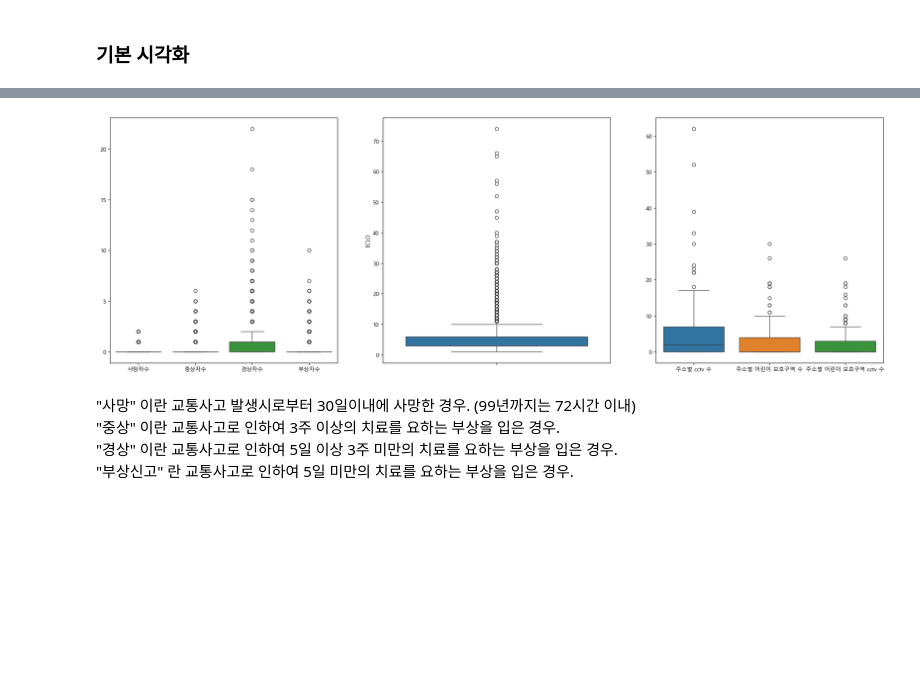
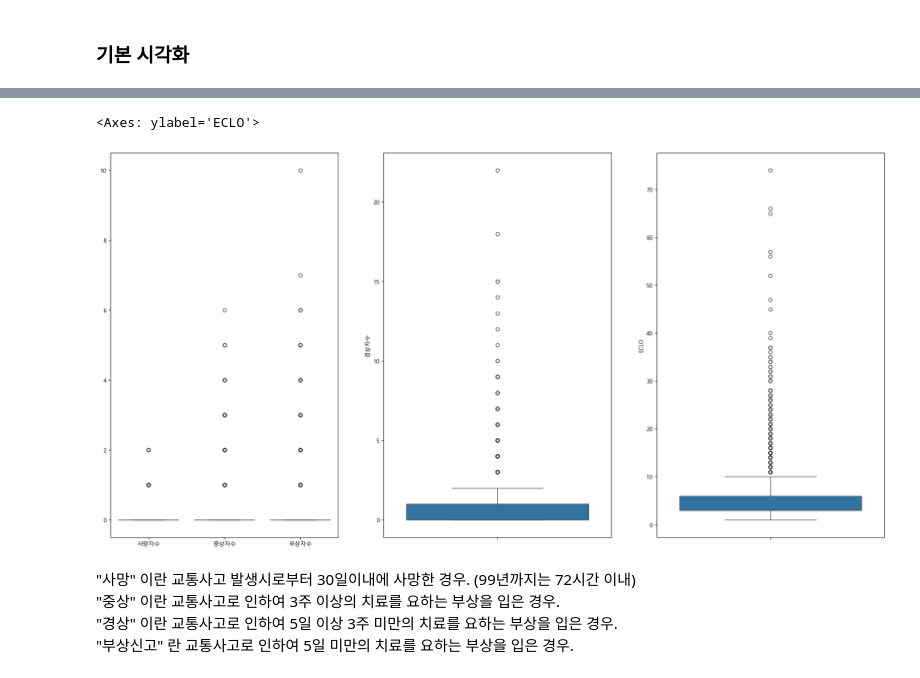
Before and after one commit to nyeokinyeoki/dacon_accident, a Jupyter notebook: accident2.ipynb, the cells around one changed output, grey strips where cells are left out. Drawn from its saved outputs; the diff is of its cells as text; code cells hidden in the pictures; blank space fills up the shorter version.

```diff
--- a/accident2.ipynb
+++ b/accident2.ipynb
@@ -200,3 +135,10 @@ memory usage: 3.5+ MB
+# %%
+# 미래에 법정동이 어떻게 바뀔지 모르므로
+# 시군구 데이터 삭제하고 불필요한 컬럼 정리
+
+df_train.drop(labels=["ID", "시군구"], axis=1, inplace=True)
+df_train2.drop(labels=["ID", "시군구"], axis=1, inplace=True)
+df_test.drop(labels=["ID", "시군구"], axis=1, inplace=True)
 # %%
 # 사고 일시 object -> datetime
 
@@ -350,7 +293,7 @@ df_train[df_train["가해연령_수정"]==9999]
 # %%
 # int 타입으로 변경
 
-df_train_join[['사망자수','중상자수','경상자수','부상자수','ECLO','주소별 cctv 수','주소별 어린이 보호구역 수','주소별 어린이 보호구역 cctv 수']] = df_train_join[['사망자수','중상자수','경상자수','부상자수','ECLO','주소별 cctv 수','주소별 어린이 보호구역 수','주소별 어린이 보호구역 cctv 수']].astype(int)
+df_train[['사망자수','중상자수','경상자수','부상자수','ECLO']] = df_train[['사망자수','중상자수','경상자수','부상자수','ECLO']].astype(int)
 
-df_train_join.dtypes
+df_train.dtypes
 # %% [output]
@@ -388,18 +331,20 @@ df_train_join.describe()
 # %%
 # 숫자 컬럼의 box-plot
 
-fig, axes = plt.subplots(figsize=(25,8), nrows=1, ncols=3)
+fig, axes = plt.subplots(figsize=(24,12), nrows=1, ncols=3)
 plt.rcParams["font.family"] = "Malgun Gothic"
 plt.rcParams["axes.unicode_minus"] = False
 
-add_infra = df_train_join.groupby("시군구")[["주소별 cctv 수", "주소별 어린이 보호구역 수",'주소별 어린이 보호구역 cctv 수']].mean()
+df_num = df_train.select_dtypes("number").drop(["ECLO", "가해연령_수정", "피해연령_수정", "사고 연도"], axis=1)
 
-sns.boxplot(df_train_join.select_dtypes("number").iloc[:,0:4], ax=axes[0])
-sns.boxplot(df_train_join.select_dtypes("number").iloc[:,4], ax=axes[1])
-sns.boxplot(add_infra[["주소별 cctv 수", "주소별 어린이 보호구역 수",'주소별 어린이 보호구역 cctv 수']], ax=axes[2])
-plt.show()
+sns.boxplot(df_num.loc[:,['사망자수', '중상자수', '부상자수']], ax=axes[0])
+sns.boxplot(df_num.iloc[:,2], ax=axes[1])
+sns.boxplot(df_train["ECLO"], ax=axes[2])
+
+# plt.show()
 # %% [output]
+<Axes: ylabel='ECLO'>
-[figure, old version]
+[figure, new version]
 # %% [markdown]
 "사망" 이란 교통사고 발생시로부터 30일이내에 사망한 경우. (99년까지는 72시간 이내)
 "중상" 이란 교통사고로 인하여 3주 이상의 치료를 요하는 부상을 입은 경우.
```
Also changed, not shown: parts of 56 cells of this notebook.
